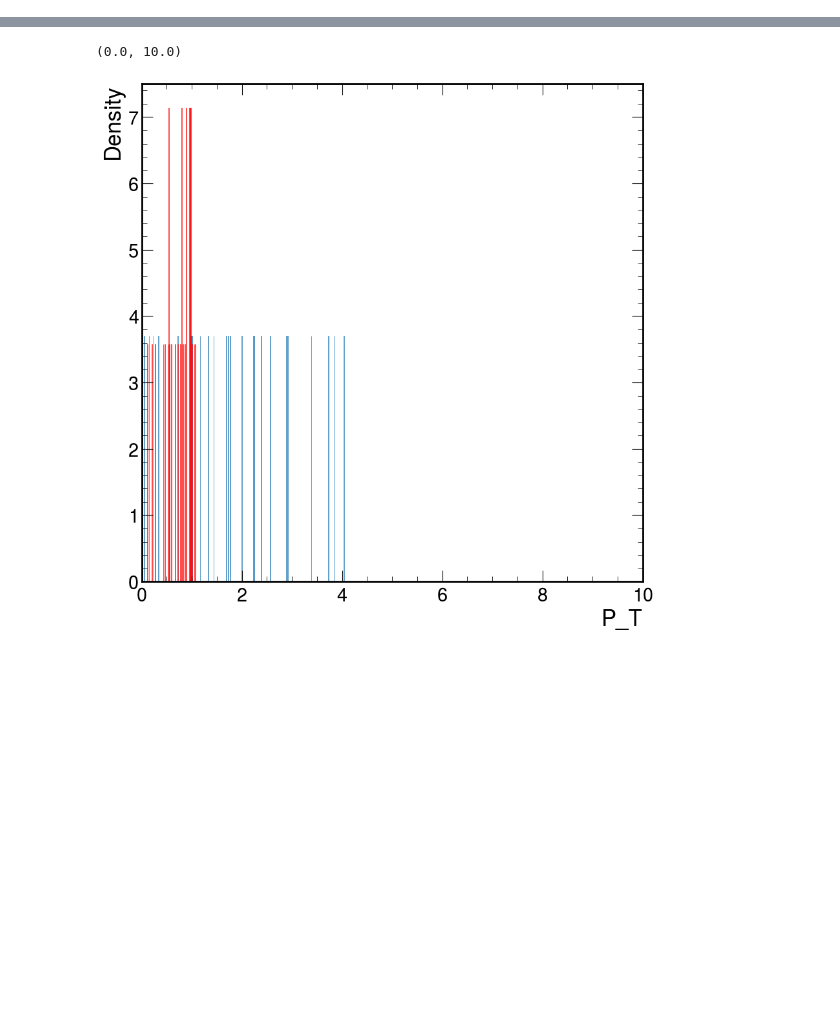
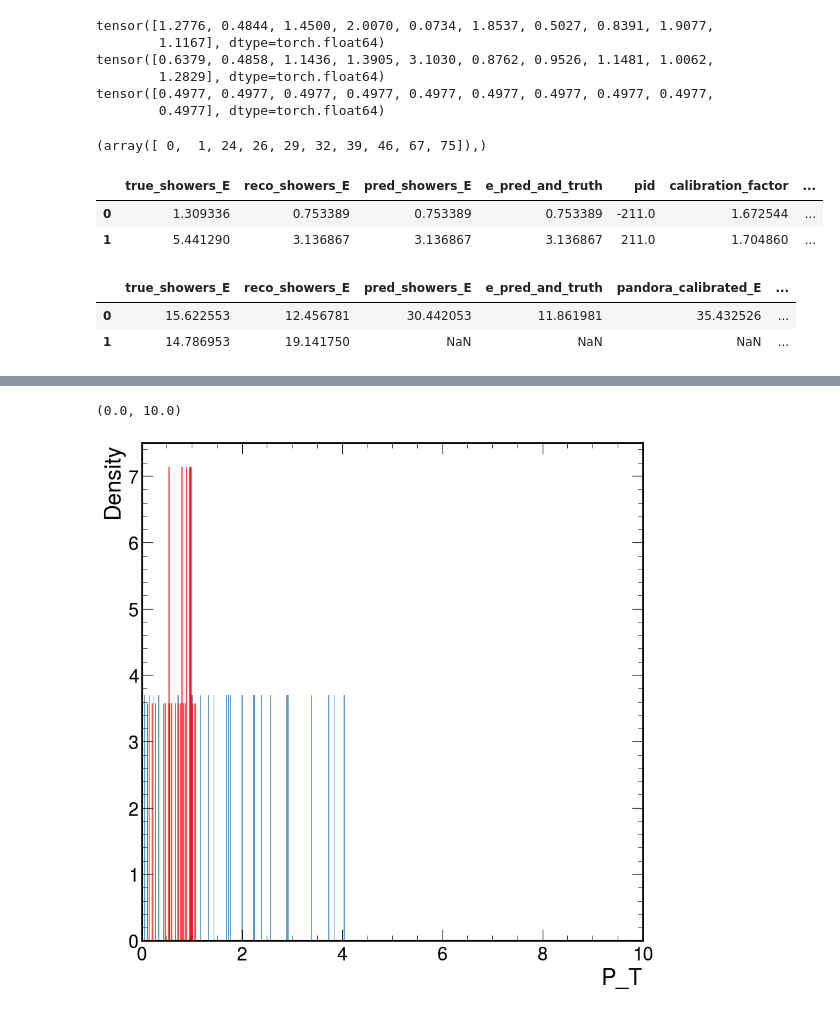
Before and after one commit to selvaggi/mlpf, a Jupyter notebook: notebooks/8_explore_output_mlpf.ipynb, the cells around one changed output, grey strips where cells are left out. Saved outputs shown, nothing was run; the diff lists cells and outputs as text; code cells hidden in the pictures; blank space fills up the shorter version.

```diff
--- a/notebooks/8_explore_output_mlpf.ipynb
+++ b/notebooks/8_explore_output_mlpf.ipynb
@@ -28,0 +189,31 @@ sd_hgb1, matched_hgbq1 = open_mlpf_dataframe(path_hgcal, False)
+# %%
+mask_easy_decays = (decay_type==0)*(~torch.cat(p_zero, dim=0))
+print(mass_pred_p[mask_easy_decays])
+print(mass_pred[mask_easy_decays])
+print(mass_true[mask_easy_decays])
+# %% [output]
+tensor([1.2776, 0.4844, 1.4500, 2.0070, 0.0734, 1.8537, 0.5027, 0.8391, 1.9077,
+        1.1167], dtype=torch.float64)
+tensor([0.6379, 0.4858, 1.1436, 1.3905, 3.1030, 0.8762, 0.9526, 1.1481, 1.0062,
+        1.2829], dtype=torch.float64)
+tensor([0.4977, 0.4977, 0.4977, 0.4977, 0.4977, 0.4977, 0.4977, 0.4977, 0.4977,
+        0.4977], dtype=torch.float64)
+# %%
+mask_easy_decays.numpy().nonzero()
+# %% [output]
+(array([ 0,  1, 24, 26, 29, 32, 39, 46, 67, 75]),)
+# %%
+id =39
+sd_ML = sd_hgb[sd_hgb.number_batch ==id]
+sd_ML
+# %% [output]
+|  | true_showers_E | reco_showers_E | pred_showers_E | e_pred_and_truth | pid | calibration_factor | ... |
+| 0 | 1.309336 | 0.753389 | 0.753389 | 0.753389 | -211.0 | 1.672544 | ... |
+| 1 | 5.441290 | 3.136867 | 3.136867 | 3.136867 | 211.0 | 1.704860 | ... |
+# %%
+sd_pandora = sd_hgb1[sd_hgb1.number_batch == id]
+sd_pandora
+# %% [output]
+|  | true_showers_E | reco_showers_E | pred_showers_E | e_pred_and_truth | pandora_calibrated_E | ... |
+| 0 | 15.622553 | 12.456781 | 30.442053 | 11.861981 | 35.432526 | ... |
+| 1 | 14.786953 | 19.141750 | NaN | NaN | NaN | ... |
```
Also changed, not shown: parts of 14 cells of this notebook.
